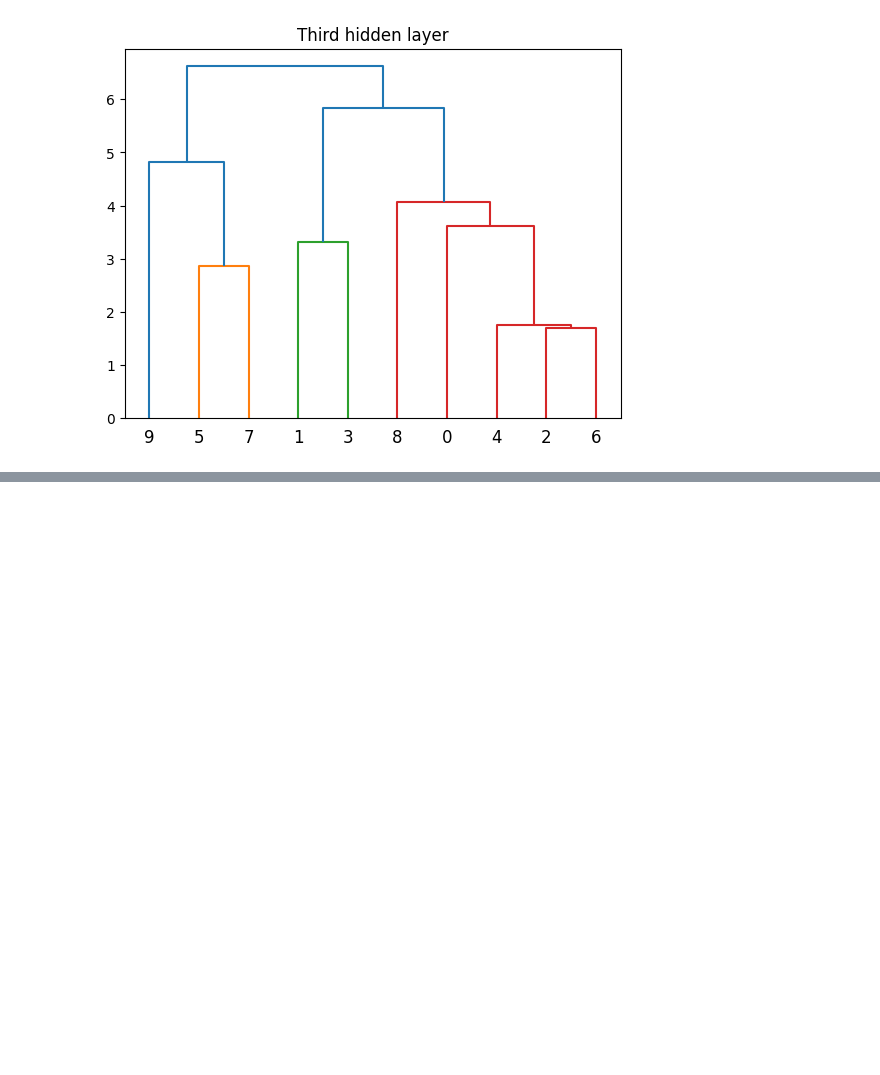
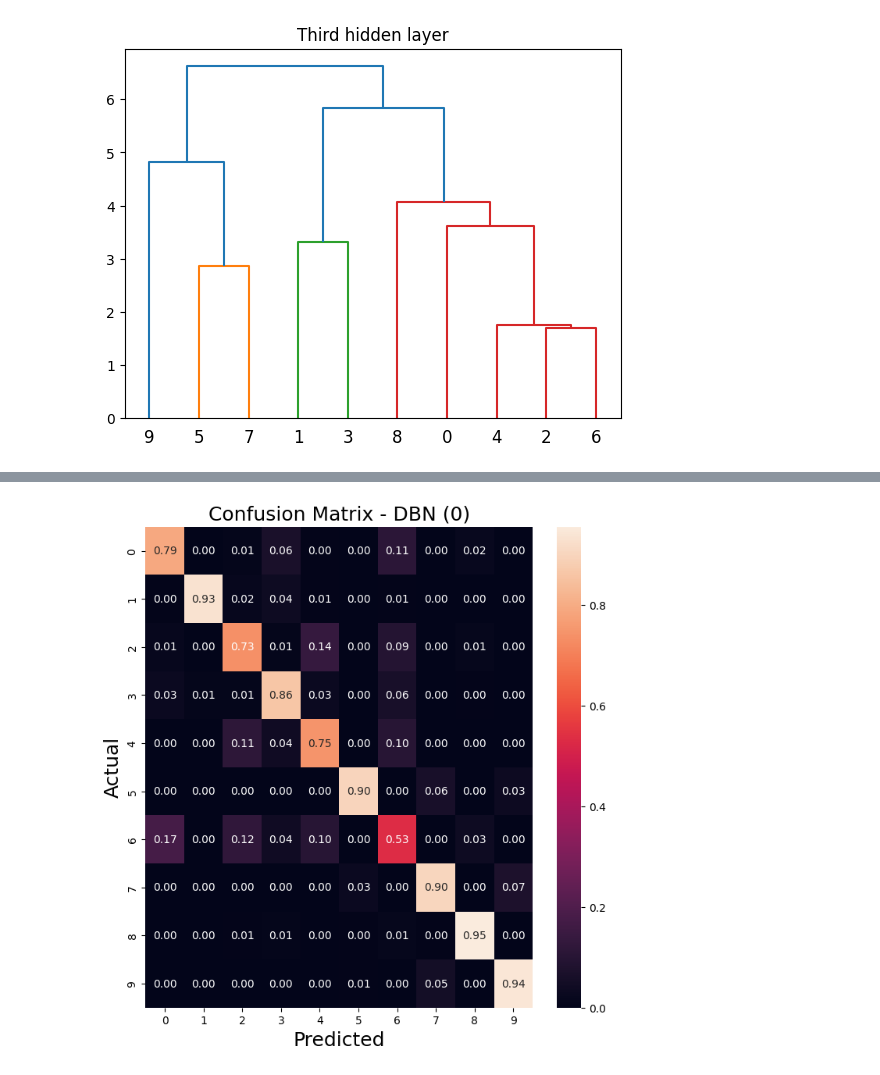
Before and after one commit to an-eve/restricted-bolzmann-machine, a Jupyter notebook: dbn_project.ipynb, the cells around one changed output, grey strips where cells are left out. Saved outputs shown, nothing was run; the diff lists cells and outputs as text; code cells hidden in the pictures; blank space fills up the shorter version.

```diff
--- a/dbn_project.ipynb
+++ b/dbn_project.ipynb
@@ -292,0 +533,4 @@ plot_cluster_examples([2, 6], num_examples=5)
+# %%
+plot_confusion_matrix(dbn_fashion, test_images, test_labels, model_type="DBN", dbn_layer=0)  # For DBN
+# %% [output]
+[figure, added]
```
Also changed, not shown: parts of 39 cells of this notebook.
